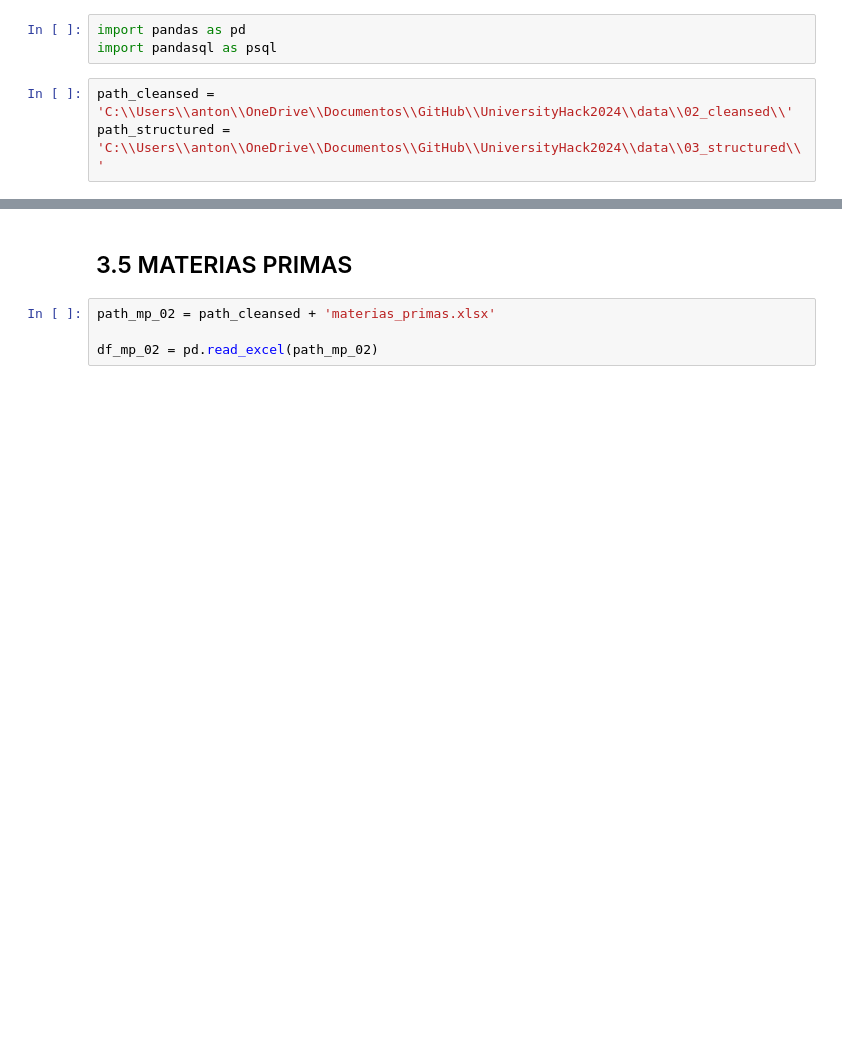
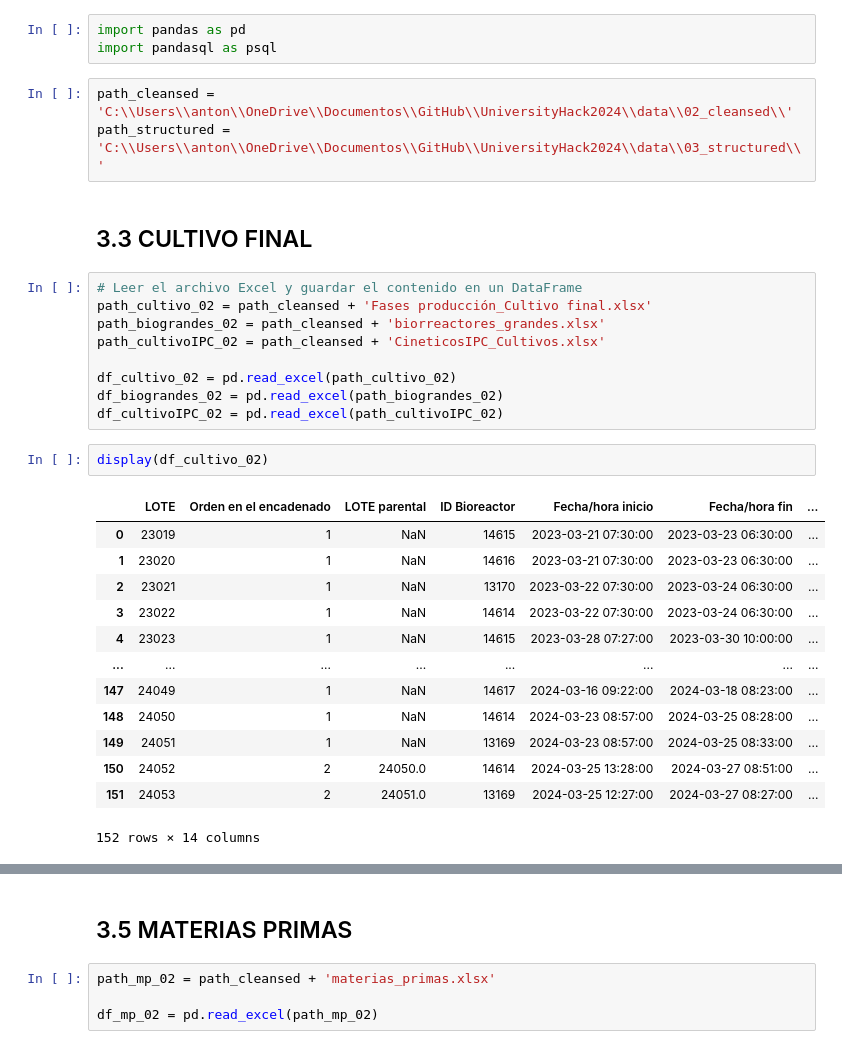
Before and after one commit to data4selles/UniversityHack2024, a Jupyter notebook: notebooks/03_structured.ipynb, the cells around one changed output, grey strips where cells are left out. Saved outputs shown, nothing was run; the diff lists cells and outputs as text; blank space fills up the shorter version.

```diff
--- a/notebooks/03_structured.ipynb
+++ b/notebooks/03_structured.ipynb
@@ -6,3 +6,30 @@ import pandasql as psql
 # %%
 path_cleansed = 'C:\\Users\\anton\\OneDrive\\Documentos\\GitHub\\UniversityHack2024\\data\\02_cleansed\\'
 path_structured = 'C:\\Users\\anton\\OneDrive\\Documentos\\GitHub\\UniversityHack2024\\data\\03_structured\\'
+# %% [markdown]
+## 3.3 CULTIVO FINAL
+# %%
+# Leer el archivo Excel y guardar el contenido en un DataFrame
+path_cultivo_02 = path_cleansed + 'Fases producción_Cultivo final.xlsx'
+path_biograndes_02 = path_cleansed + 'biorreactores_grandes.xlsx'
+path_cultivoIPC_02 = path_cleansed + 'CineticosIPC_Cultivos.xlsx'
+
+df_cultivo_02 = pd.read_excel(path_cultivo_02)
+df_biograndes_02 = pd.read_excel(path_biograndes_02)
+df_cultivoIPC_02 = pd.read_excel(path_cultivoIPC_02)
+# %%
+display(df_cultivo_02)
+# %% [output]
+|  | LOTE | Orden en el encadenado | LOTE parental | ID Bioreactor | Fecha/hora inicio | Fecha/hora fin | ... |
+| 0 | 23019 | 1 | NaN | 14615 | 2023-03-21 07:30:00 | 2023-03-23 06:30:00 | ... |
+| 1 | 23020 | 1 | NaN | 14616 | 2023-03-21 07:30:00 | 2023-03-23 06:30:00 | ... |
+| 2 | 23021 | 1 | NaN | 13170 | 2023-03-22 07:30:00 | 2023-03-24 06:30:00 | ... |
+| 3 | 23022 | 1 | NaN | 14614 | 2023-03-22 07:30:00 | 2023-03-24 06:30:00 | ... |
+| 4 | 23023 | 1 | NaN | 14615 | 2023-03-28 07:27:00 | 2023-03-30 10:00:00 | ... |
+| ... | ... | ... | ... | ... | ... | ... | ... |
+| 147 | 24049 | 1 | NaN | 14617 | 2024-03-16 09:22:00 | 2024-03-18 08:23:00 | ... |
+| 148 | 24050 | 1 | NaN | 14614 | 2024-03-23 08:57:00 | 2024-03-25 08:28:00 | ... |
+| 149 | 24051 | 1 | NaN | 13169 | 2024-03-23 08:57:00 | 2024-03-25 08:33:00 | ... |
+| 150 | 24052 | 2 | 24050.0 | 14614 | 2024-03-25 13:28:00 | 2024-03-27 08:51:00 | ... |
+| 151 | 24053 | 2 | 24051.0 | 13169 | 2024-03-25 12:27:00 | 2024-03-27 08:27:00 | ... |
+152 rows × 14 columns
```
Also changed, not shown: parts of 15 cells of this notebook, 59 other files.
